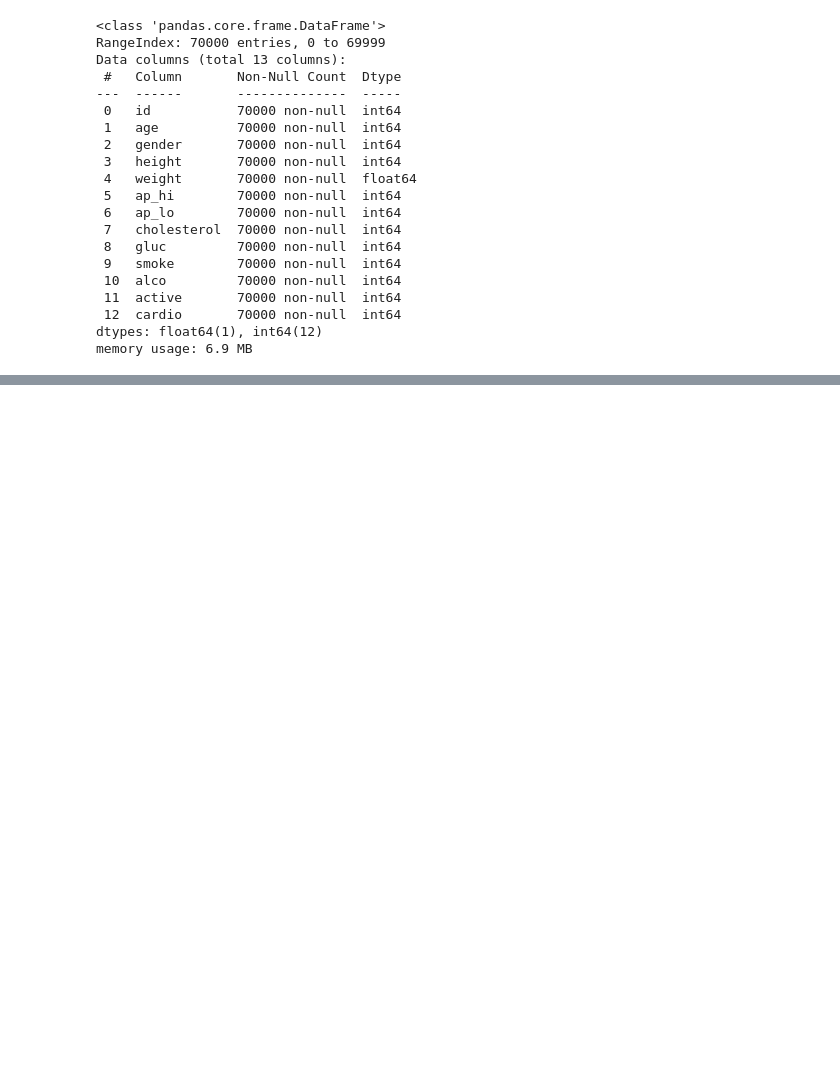
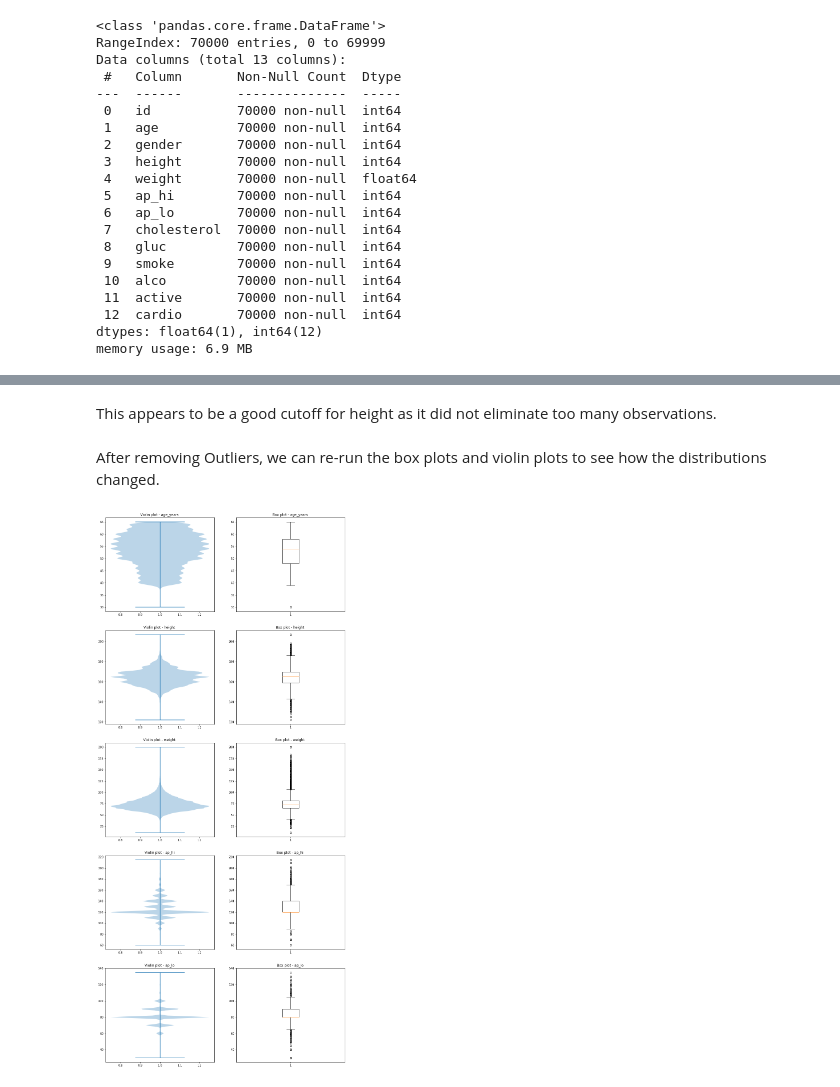
Before and after one commit to jteysen/MSDS-7331-Machine-Learning-I, a Jupyter notebook: Code/Lab 1 - JTE code.ipynb, the cells around one changed output, grey strips where cells are left out. Cells and saved outputs as stored; diff of their text form; code cells hidden in the pictures; blank space fills up the shorter version.

```diff
--- a/Code/Lab 1 - JTE code.ipynb
+++ b/Code/Lab 1 - JTE code.ipynb
@@ -91,0 +231,5 @@ Note that there are no missing values in the data as there are 70,000 non-null v
+# %%
+df2 = df[(df["ap_lo"] < 140) & (df["ap_lo"] > 20)]
+df2 = df2[(df["ap_hi"] < 220) & (df2["ap_hi"] > 40)]
+
+print(df2[['ap_lo', 'ap_hi']].describe())
@@ -91,0 +248,4 @@ Note that there are no missing values in the data as there are 70,000 non-null v
+# %%
+df2 = df2[(df2["height"] < 250)]
+df2 = df2[(df2["height"] > 120)]
+print(df2[['height']].describe())
@@ -91,0 +262,23 @@ Note that there are no missing values in the data as there are 70,000 non-null v
+# %% [markdown]
+This appears to be a good cutoff for height as it did not eliminate too many observations.
+# %% [markdown]
+After removing Outliers, we can re-run the box plots and violin plots to see how the distributions changed.
+# %%
+# Box and voilin plots of continuous features Systolic blood pressure and Diastolic blood pressure after
+# removing the outliers
+fig, axes = plt.subplots(nrows=5, ncols=2, figsize=(15, 35))
+column = 0
+
+def plot(axrow, x, y):
+    axrow[0].violinplot(x)
+    axrow[0].set_title('Violin plot - {} '.format(cont_features[y]))
+
+    axrow[1].boxplot(x)
+    axrow[1].set_title('Box plot - {} '.format(cont_features[y]))
+
+for row in axes:
+    x = df2[cont_features[column]]
+    plot(row, x, column)
+    column = column+1
+# %% [output]
+[figure, added]
```
Also changed, not shown: parts of 38 cells of this notebook.
